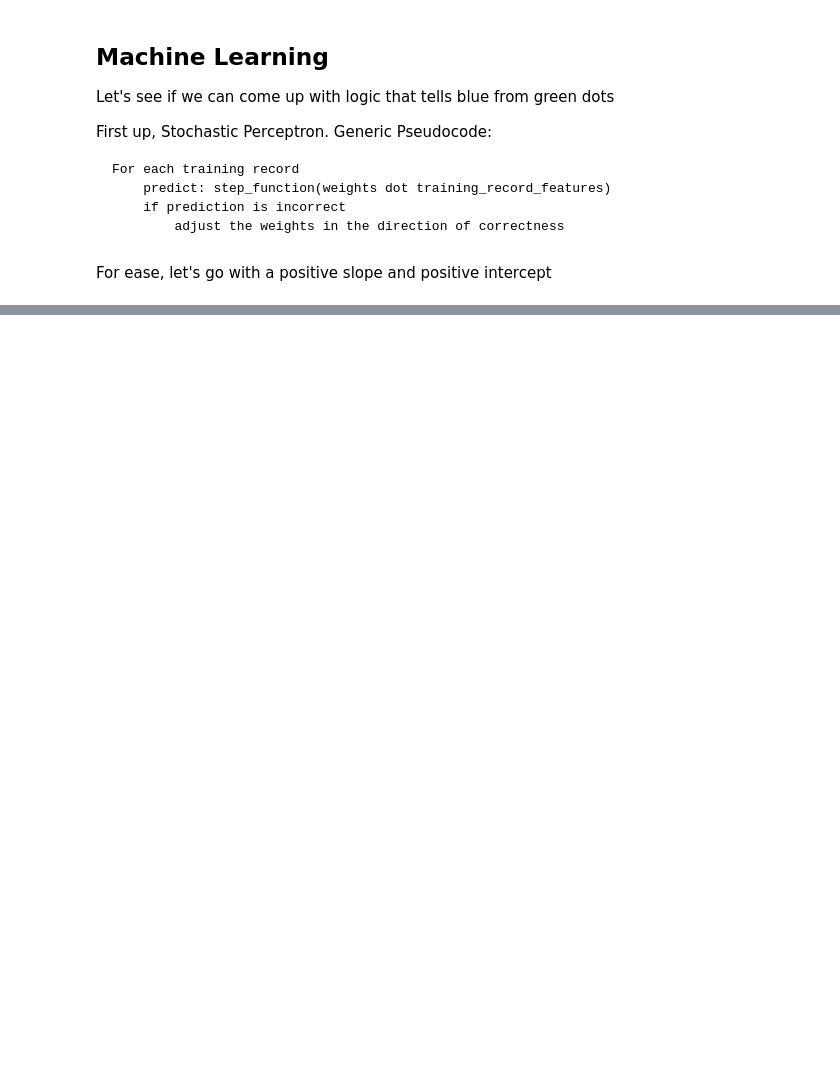
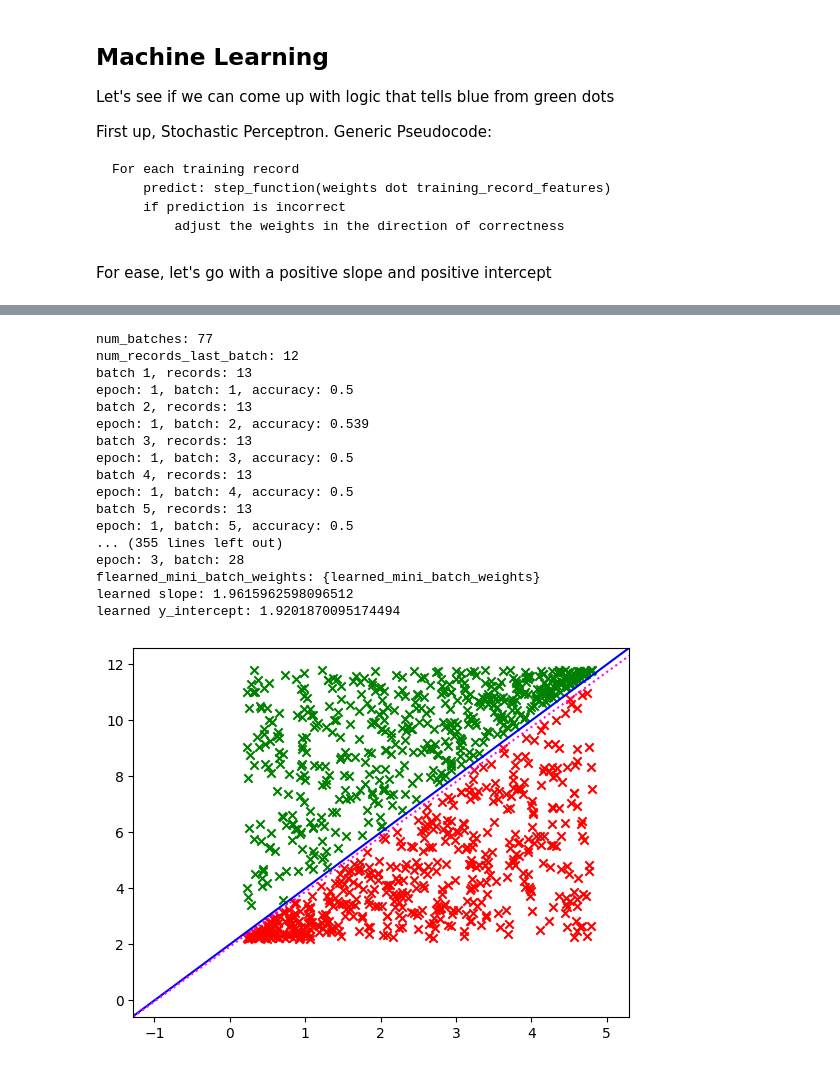
Before and after one commit to boyko11/perceptron, a Jupyter notebook: perceptron.ipynb, the cells around one changed output, grey strips where cells are left out. Cells and saved outputs as stored; diff of their text form; code cells hidden in the pictures; blank space fills up the shorter version.

```diff
--- a/perceptron.ipynb
+++ b/perceptron.ipynb
@@ -302,0 +371,75 @@ Cheers!
+# %%
+import math
+
+def do_mini_batch_perceptron(feature_data, labels, learning_rate, init_weights, num_epochs, batch_size):
+
+    num_records = feature_data.shape[0]
+    num_batches = num_records/batch_size
+
+    if not num_batches.is_integer():
+        num_batches = math.ceil(num_batches)
+        num_records_last_batch = num_records - ((num_batches - 1) * batch_size)
+    else:
+        num_records_last_batch = batch_size
+
+    print(f'num_batches: {num_batches}')
+    print(f'num_records_last_batch: {num_records_last_batch}')
+
+    weights = init_weights
+    for epoch in range(num_epochs):
+        for batch_number in range(int(num_batches)):
+            num_records_in_batch = batch_size if batch_number < (num_batches - 1) else num_records_last_batch
+            print(f'batch {batch_number + 1}, records: {num_records_in_batch}')
+
+            batch_start_idx = batch_number * batch_size
+            batch_end_idx = batch_start_idx + num_records_in_batch
+            feature_data_this_batch = feature_data[batch_start_idx:batch_end_idx, :]
+            labels_this_batch = labels[batch_start_idx:batch_end_idx]
+
+            predicted_labels = sign(np.dot(feature_data_this_batch, weights))
+            # see comment in stochastic perceptron why we divide by 2
+            errors = (labels_this_batch - predicted_labels)/2
+            delta_weights = learning_rate * errors * feature_data_this_batch
+            weights = weights + np.sum(delta_weights, axis=0, keepdims=True).T
+
+            projections = sign(np.dot(feature_data, weights))
+            accuracy_score = accuracy(labels, projections)
+
+            print(f'epoch: {epoch + 1}, batch: {batch_number + 1}, accuracy: {accuracy_score}')
+
+            if accuracy_score == 1:
+                print("Perfect Accuracy weights: ")
+                print(f'epoch: {epoch + 1}, batch: {batch_number + 1}')
+                return weights
+
+    return weights
+
+this_num_epochs = 5
+this_batch_size = 13
+learned_mini_batch_weights = do_mini_batch_perceptron(this_feature_data, this_labels, this_learning_rate, this_init_weights,
+                                          this_num_epochs, this_batch_size)
+print('flearned_mini_batch_weights:\n{learned_mini_batch_weights}')
+
+this_plot = plot_records(records=this_training_records, slope=this_slope, intercept=this_intercept, x_min=this_x_min,
+                  x_max=this_x_max)
+this_plot = plot_decision_boundary(this_plot, learned_mini_batch_weights)
+this_plot.show()
+# %% [output]
+num_batches: 77
+num_records_last_batch: 12
+batch 1, records: 13
+epoch: 1, batch: 1, accuracy: 0.5
+batch 2, records: 13
+epoch: 1, batch: 2, accuracy: 0.539
+batch 3, records: 13
+epoch: 1, batch: 3, accuracy: 0.5
+batch 4, records: 13
+epoch: 1, batch: 4, accuracy: 0.5
+batch 5, records: 13
+epoch: 1, batch: 5, accuracy: 0.5
+... (355 lines left out)
+epoch: 3, batch: 28
+flearned_mini_batch_weights: {learned_mini_batch_weights}
+learned slope: 1.9615962598096512
+learned y_intercept: 1.9201870095174494
+[figure, added]
```
Also changed, not shown: parts of 10 cells of this notebook, 1 other file.
